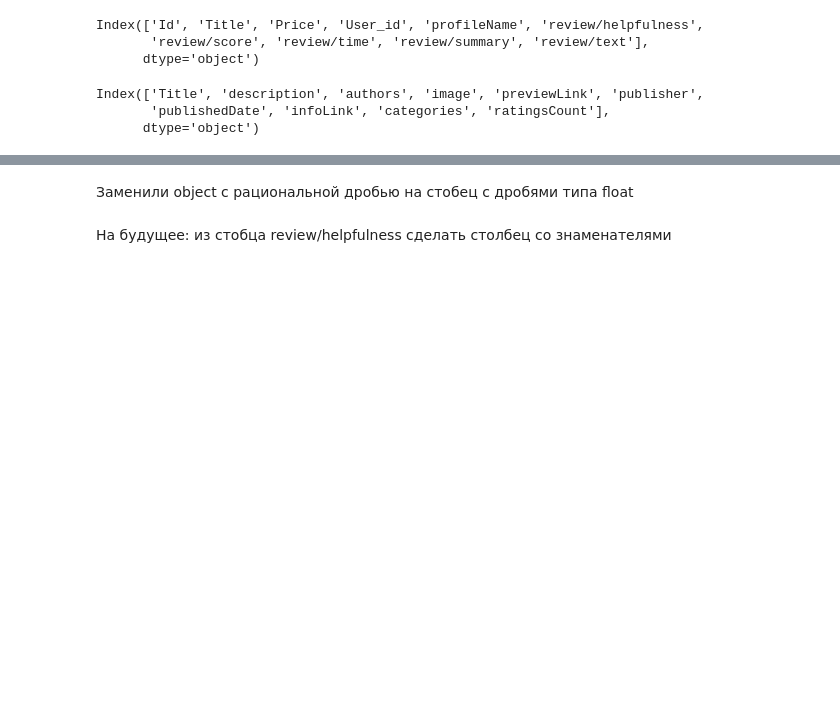
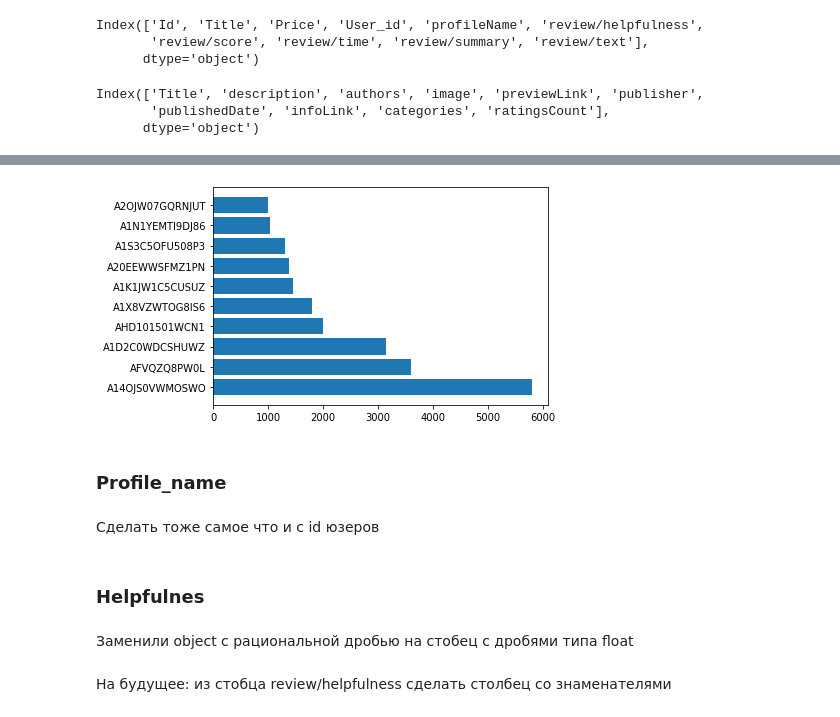
Before and after one commit to LeonSysprog/BookReviews, a Jupyter notebook: ml.ipynb, the cells around one changed output, grey strips where cells are left out. Cells and saved outputs as stored; diff of their text form; code cells hidden in the pictures; blank space fills up the shorter version.

```diff
--- a/ml.ipynb
+++ b/ml.ipynb
@@ -14,0 +19,3 @@ books_data = pd.read_csv('C:\\Users\\sorok\\Downloads\\archive\\books_data.csv')
+# %%
+rating_data = pd.read_csv('Books_rating.csv')
+books_data = pd.read_csv('books_data.csv')
@@ -145,0 +175,3 @@ Index(['Title', 'description', 'authors', 'image', 'previewLink', 'publisher',
+# %%
+user_id_count = rating_data.User_id.value_counts()
+print(user_id_count)
@@ -146,3 +191,13 @@ Index(['Title', 'description', 'authors', 'image', 'previewLink', 'publisher',
+# %%
+plt.barh(y=user_id_count[:10:].index, width=user_id_count[:10:].values);
+# %% [output]
+[figure, added]
+# %% [markdown]
+### Profile_name
+# %% [markdown]
+Сделать тоже самое что и с id юзеров
+# %% [markdown]
+### Helpfulnes
 # %% [markdown]
 Заменили object с рациональной дробью на стобец с дробями типа float
 # %% [markdown]
```
Also changed, not shown: parts of 44 cells of this notebook.
